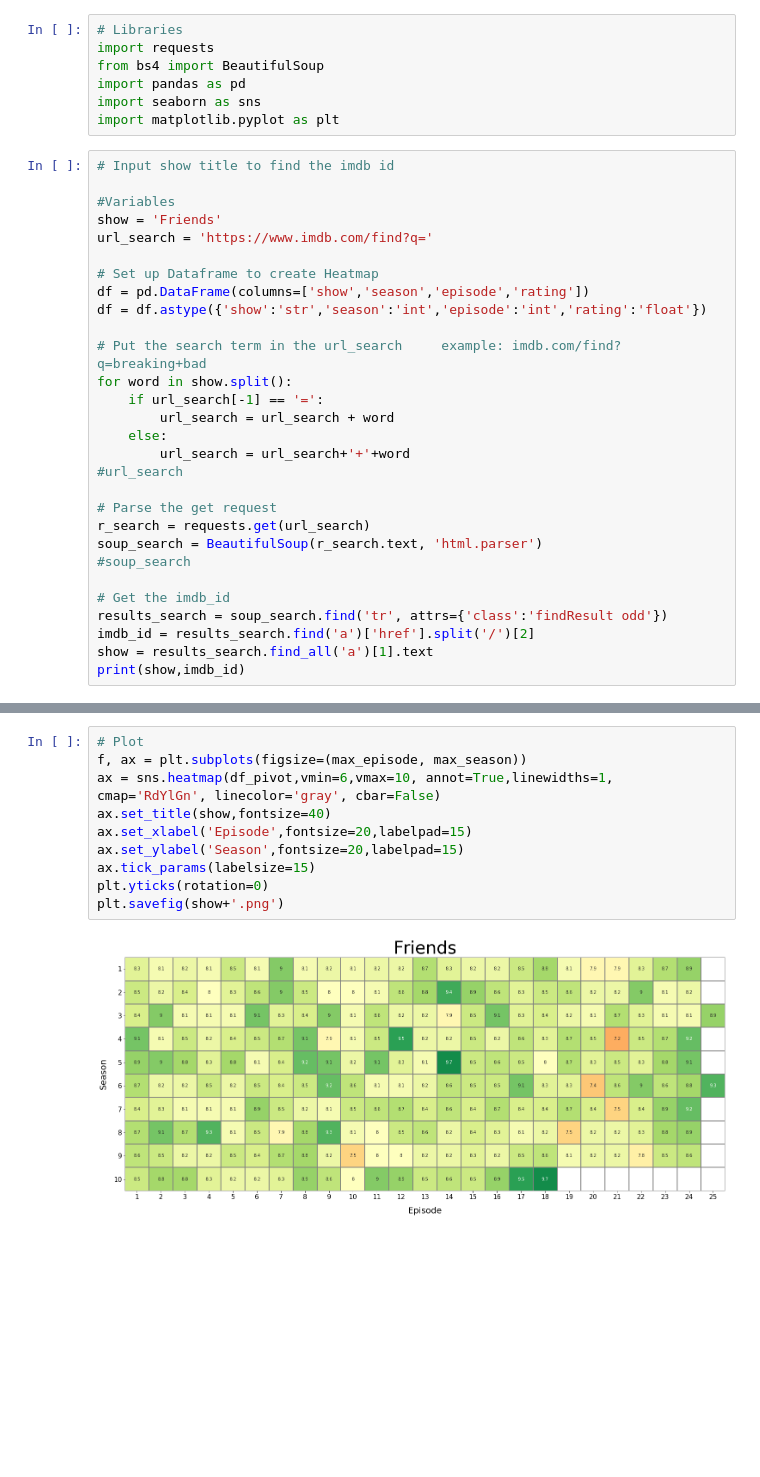
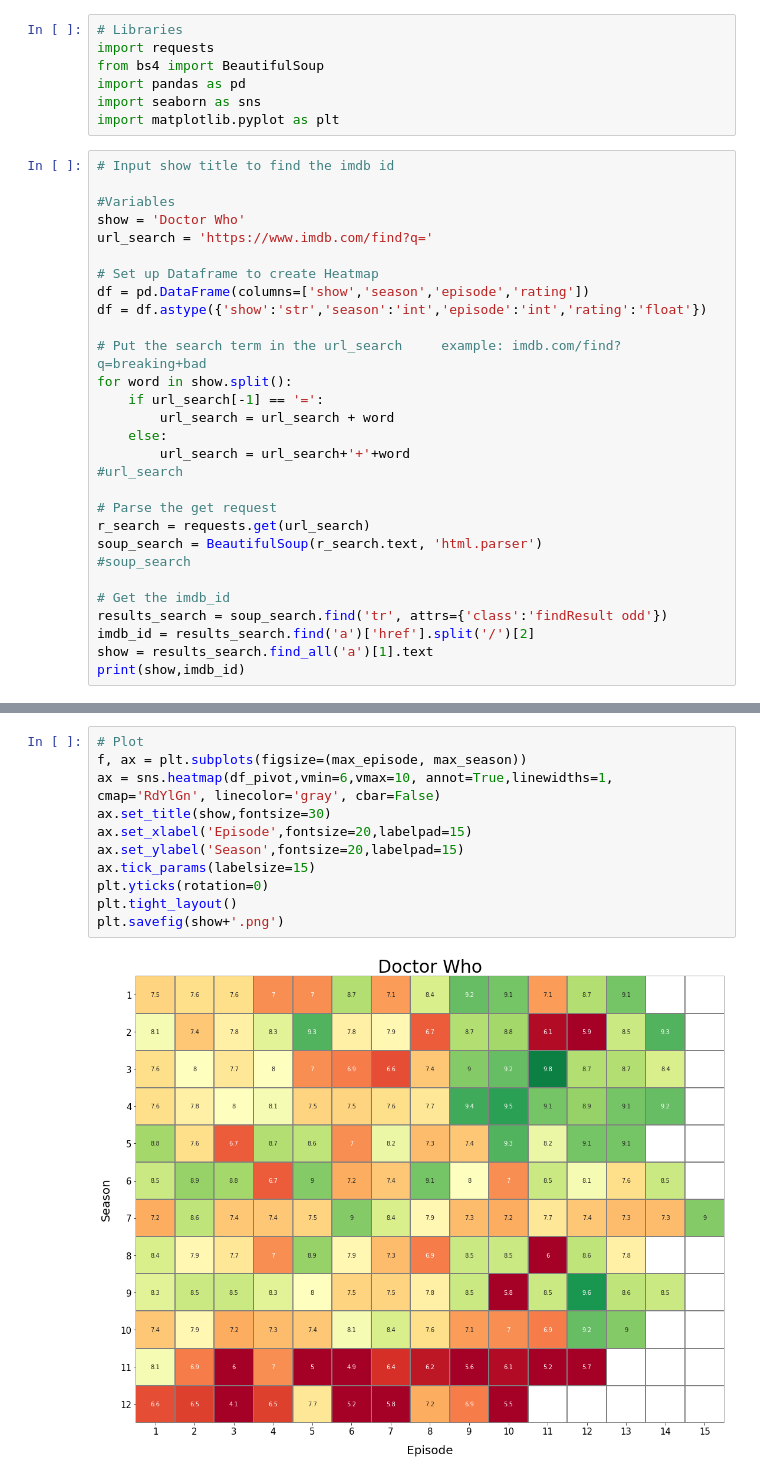
Before and after one commit to sandbox-industries/Raymond, a Jupyter notebook: imdb_episode_ratings.ipynb, the cells around one changed output, grey strips where cells are left out. Saved outputs shown, nothing was run; the diff lists cells and outputs as text; blank space fills up the shorter version.

```diff
--- a/imdb_episode_ratings.ipynb
+++ b/imdb_episode_ratings.ipynb
@@ -11,7 +11,7 @@ import matplotlib.pyplot as plt
 # Input show title to find the imdb id
 
 #Variables
-show = 'Friends'
+show = 'Doctor Who'
 url_search = 'https://www.imdb.com/find?q='
 
 # Set up Dataframe to create Heatmap
@@ -107,12 +108,13 @@ df_pivot
 # %%
 # Plot
 f, ax = plt.subplots(figsize=(max_episode, max_season))
 ax = sns.heatmap(df_pivot,vmin=6,vmax=10, annot=True,linewidths=1, cmap='RdYlGn', linecolor='gray', cbar=False)
-ax.set_title(show,fontsize=40)
+ax.set_title(show,fontsize=30)
 ax.set_xlabel('Episode',fontsize=20,labelpad=15)
 ax.set_ylabel('Season',fontsize=20,labelpad=15)
 ax.tick_params(labelsize=15)
 plt.yticks(rotation=0)
+plt.tight_layout()
 plt.savefig(show+'.png')
 # %% [output]
-[figure, old version]
+[figure, new version]
```
Also changed, not shown: parts of 4 cells of this notebook.
